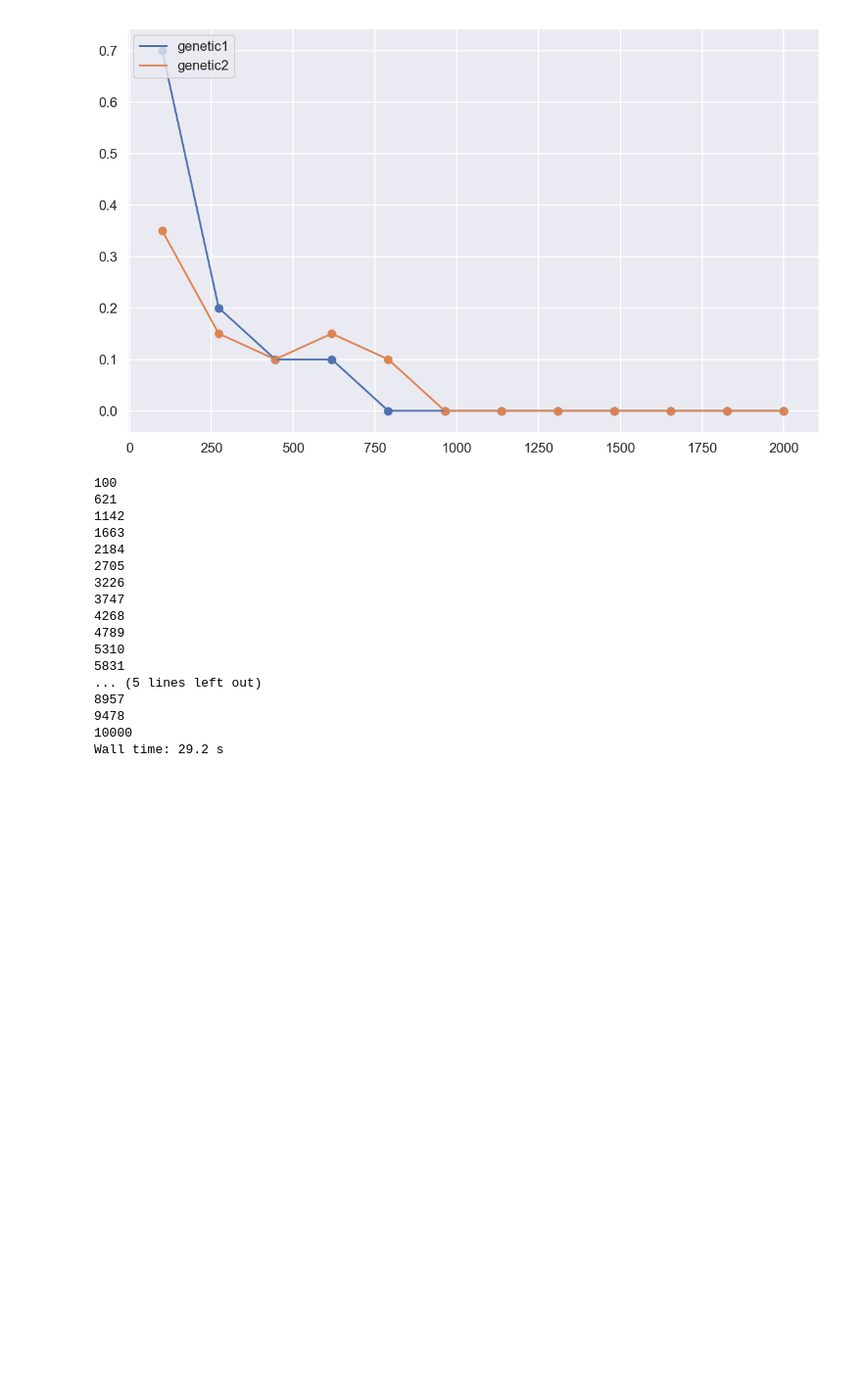
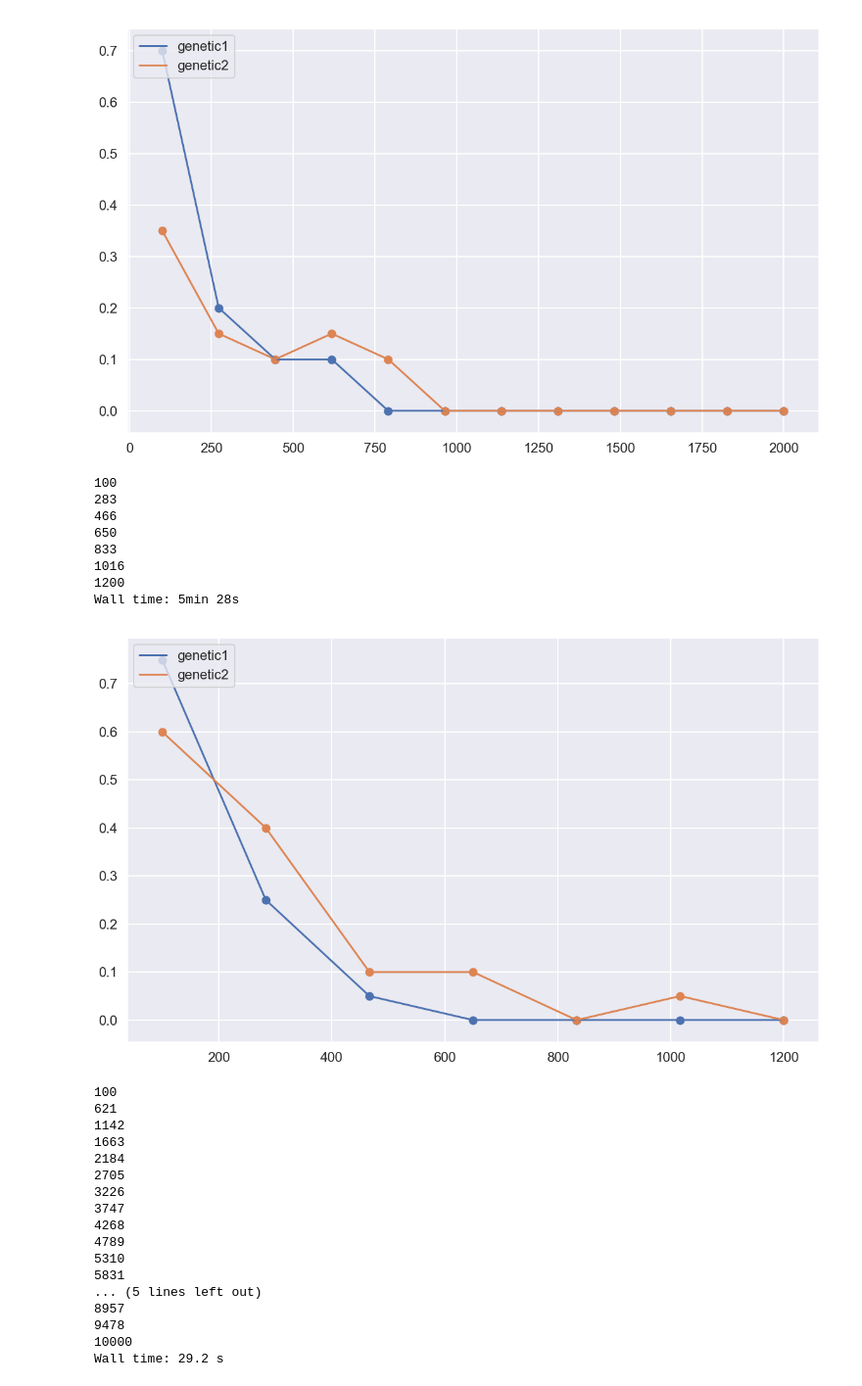
Before and after one commit to lainys/-, a Jupyter notebook: lab3/lab3.ipynb, the cells around one changed output. Shown: that part at 98% size. Drawn from its saved outputs; the diff is of its cells as text; code cells hidden in the pictures; blank space fills up the shorter version.

```diff
--- a/lab3/lab3.ipynb
+++ b/lab3/lab3.ipynb
@@ -328,6 +328,47 @@ test_genetic(f,a,hh,test_ans)
 2000
 Wall time: 16min 41s
 [figure]
+# %%
+%%time
+def test_genetic(f,a,hh,test_ans,max_test=20):
+    sns.set_context("poster")
+    errors=[[],[]]
+    for h in hh:
+        err1 = 0
+        err2 = 0
+        print(int(h))
+        for i in range(max_test):
+            ans1 = genetic(f,a,h=int(h))-test_ans
+            ans2 = genetic2(f,a,h=int(h))-test_ans
+            if ans1 != 0:
+                err1 +=1
+            if ans2 != 0:
+                err2 +=1
+        errors[0].append(err1/max_test)
+        errors[1].append(err2/max_test)
+    plt.plot(hh,errors[0],label='genetic1')
+    plt.scatter(hh,errors[0])
+    plt.plot(hh,errors[1],label='genetic2')
+    plt.scatter(hh,errors[1])
+    plt.legend(loc='upper left')
+    return errors
+
+f = lambda x,y: P2[int(x)][int(y)]
+a = [P2.shape[0],P2.shape[1]]
+test_ans = np.min(P2)
+hh = np.linspace(100,1200,7)
+
+test_genetic(f,a,hh,test_ans)
+# %% [output]
+100
+283
+466
+650
+833
+1016
+1200
+Wall time: 5min 28s
+[figure, added]
 # %%
 %%time
 def test_fire(P2,hh,max_test=20):
```
